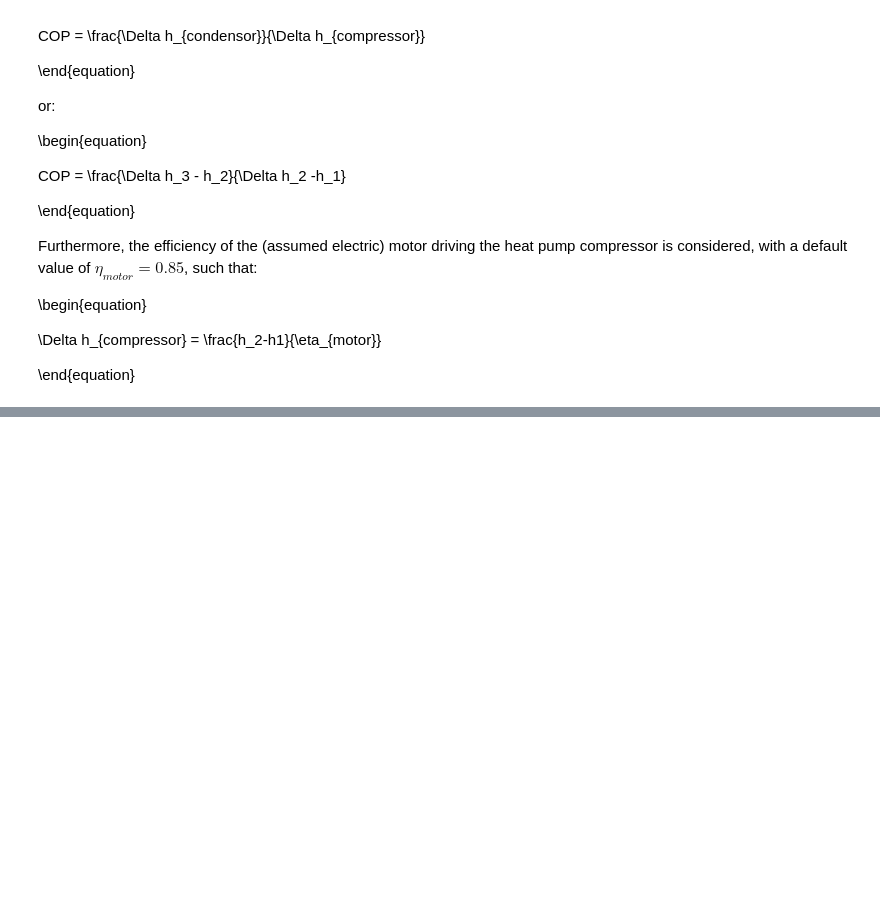
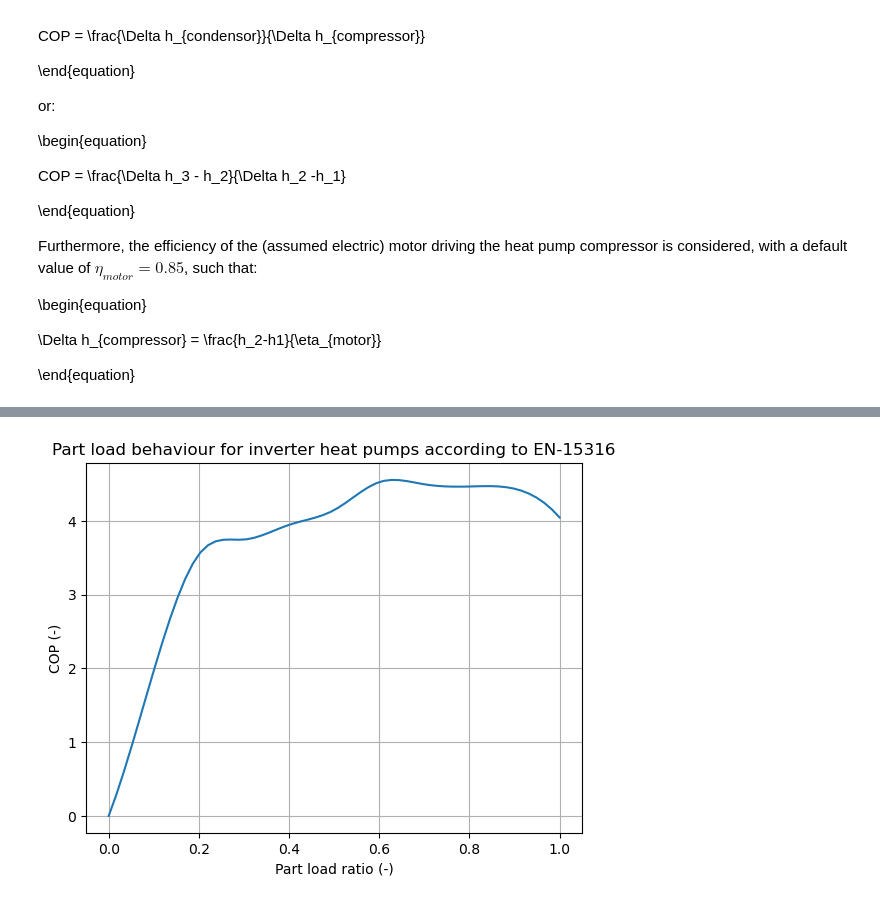
Before and after one commit to davidSmeets/OriginalHeatPump, a Jupyter notebook: main.ipynb, the cells around one changed output, grey strips where cells are left out. Cells and saved outputs as stored; diff of their text form; code cells hidden in the pictures; blank space fills up the shorter version.

```diff
--- a/main.ipynb
+++ b/main.ipynb
@@ -338,0 +458,13 @@ plt.plot(plot_loadratio, COPbin_toplot, '*')
+# %%
+[COPbin_toplot, plotrange, scop] = scopcalc.getscop(cop)
+
+xx = numpy.linspace(0,1,60)
+func = interpolate.interp1d(plotrange, COPbin_toplot, kind = 'cubic') #smooth it a little
+yy = func(xx)
+
+plt.plot(xx, yy)
+plt.title('Part load behaviour for inverter heat pumps according to EN-15316')
+plt.xlabel('Part load ratio (-)')
+plt.ylabel('COP (-)')
+plt.grid()
+# %% [output]
@@ -339,3 +472,4 @@ plt.plot(plot_loadratio, COPbin_toplot, '*')
+[figure, added]
 # %%
 outputtable = pd.DataFrame(
     [
```
Also changed, not shown: parts of 16 cells of this notebook, 1 other file.
